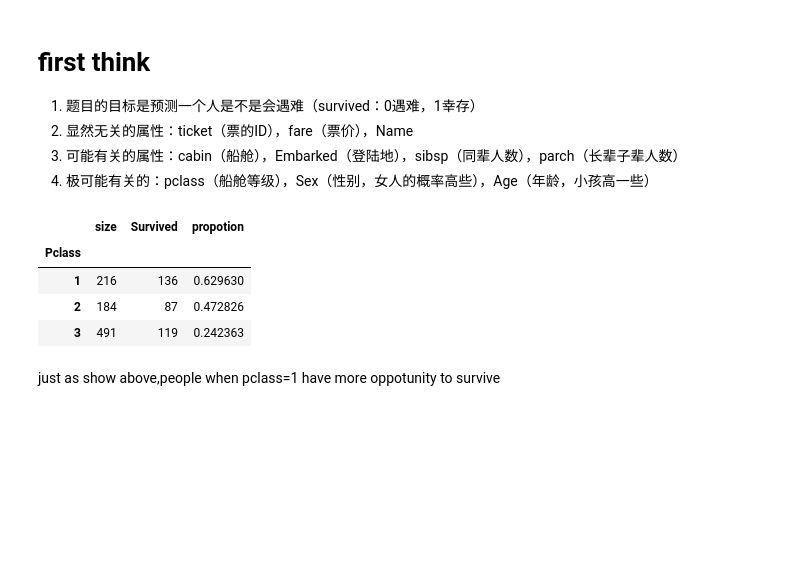
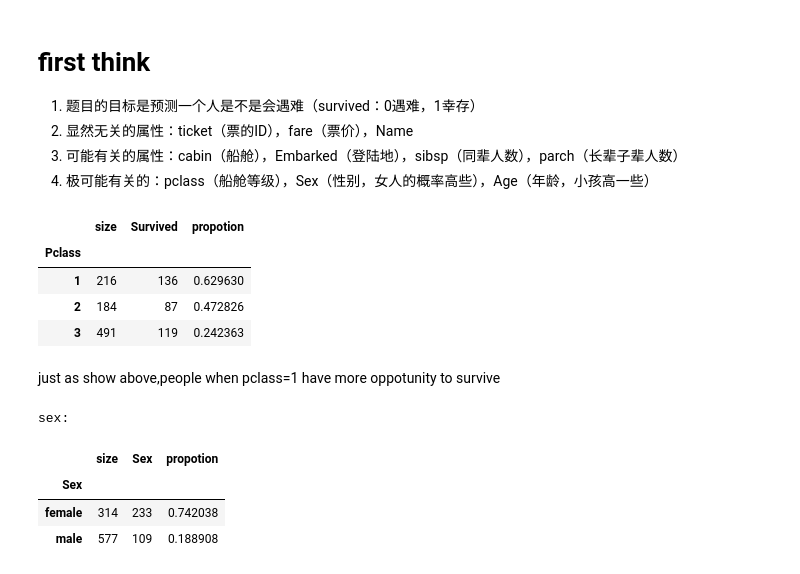
Before and after one commit to ssiq/Titanic-Machine-Learning-from-Disaster, a Jupyter notebook: action.ipynb, the cells around one changed output. Saved outputs shown, nothing was run; the diff lists cells and outputs as text; code cells hidden in the pictures; blank space fills up the shorter version.

```diff
--- a/action.ipynb
+++ b/action.ipynb
@@ -55,3 +90,18 @@ pclass_group_data
 | 3 | 491 | 119 | 0.242363 |
 # %% [markdown]
 just as show above,people when pclass=1 have more oppotunity to survive
+# %%
+def get_propotion_frame(n):
+    group_data=train_data.groupby([n])[surveived]
+    group_data=pd.concat([group_data.size(),group_data.sum()],axis=1,keys=['size',n])
+    group_data['propotion']=group_data.apply(lambda x:float(x[n])/float(x['size']),axis=1)
+    return group_data
+
+print "sex:"
+get_propotion_frame(sex)
+# %% [output]
+sex:
+|  | size | Sex | propotion |
+| Sex |  |  |  |
+| female | 314 | 233 | 0.742038 |
+| male | 577 | 109 | 0.188908 |
```
Also changed, not shown: parts of 6 cells of this notebook.
